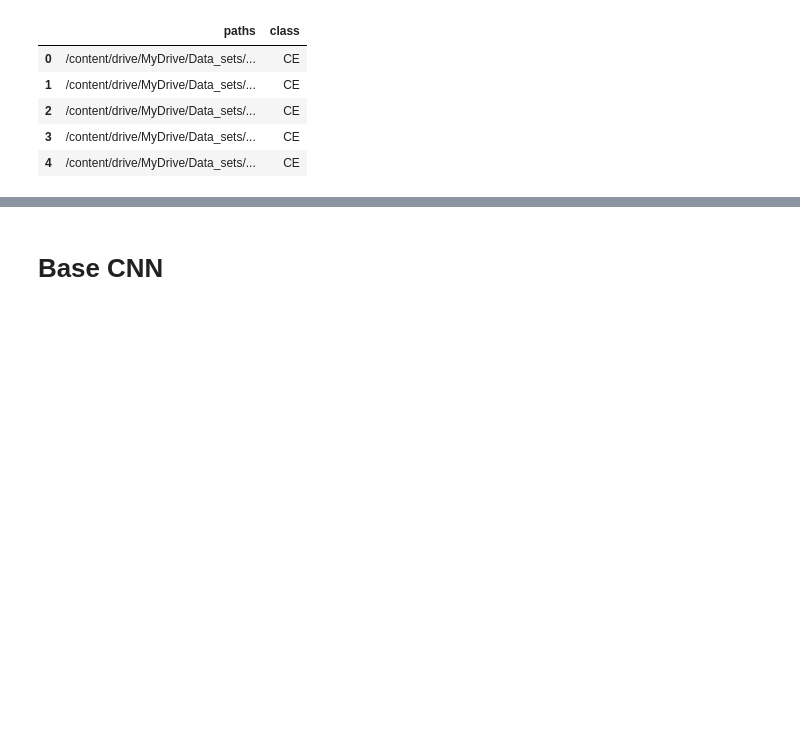
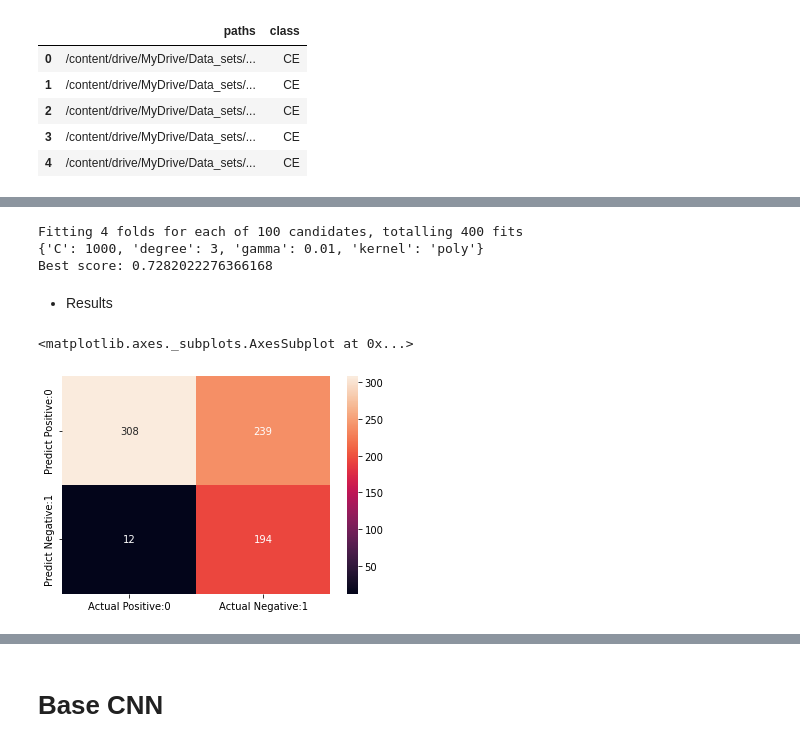
Before and after one commit to EnriqueProjectsIA/Mayo-Clinic---STRIP-AI, a Jupyter notebook: Mayo_clinic_exploration+CNN.ipynb, the cells around one changed output, grey strips where cells are left out. Drawn from its saved outputs; the diff is of its cells as text; code cells hidden in the pictures; blank space fills up the shorter version.

```diff
--- a/Mayo_clinic_exploration+CNN.ipynb
+++ b/Mayo_clinic_exploration+CNN.ipynb
@@ -365,0 +487,29 @@ for n, row in tqdm(df.iterrows()):
+# %%
+X_train, X_test, y_train, y_test = train_test_split(pcaFeat, Y,stratify=Y, test_size=0.1)
+# %%
+scaler = StandardScaler()
+X_train = scaler.fit_transform(X_train)
+X_test = scaler.transform(X_test)
+# %%
+kfold=KFold(n_splits=4, shuffle=True, random_state=0)
+# %%
+svc=SVC()
+parameters = [ {'C':[1, 10, 100, 1000], 'kernel':['linear']},
+               {'C':[1, 10, 100, 1000], 'kernel':['rbf'], 'gamma':[0.1, 0.2, 0.3, 0.4, 0.5, 0.6, 0.7, 0.8, 0.9]},
+               {'C':[1, 10, 100, 1000], 'kernel':['poly'], 'degree': [2,3,4] ,'gamma':[0.01,0.02,0.03,0.04,0.05]}
+              ]
+gridSearch = GridSearchCV(estimator = svc,
+                          param_grid = parameters,
+                          scoring = 'accuracy',
+                          cv = kfold,
+                          n_jobs=-1,
+                          verbose=10)
+paramsGrid = gridSearch.fit(X_train, y_train)
+print(paramsGrid.best_params_)
+print(f'Best score: {paramsGrid.best_score_}')
+# %% [output]
+Fitting 4 folds for each of 100 candidates, totalling 400 fits
+{'C': 1000, 'degree': 3, 'gamma': 0.01, 'kernel': 'poly'}
+Best score: 0.7282022276366168
+# %% [markdown]
+* Results
@@ -365,0 +519,12 @@ for n, row in tqdm(df.iterrows()):
+# %%
+svc = SVC(**paramsGrid.best_params_)
+svc.fit(X_train,y_train)
+y_pred = svc.predict(pcaFeat)
+cm = confusion_matrix(Y, y_pred)
+cm_matrix = pd.DataFrame(data=cm, columns=['Actual Positive:1', 'Actual Negative:1'],
+                                 index=['Predict Positive:0', 'Predict Negative:1'])
+
+sns.heatmap(cm_matrix, annot=True, fmt='d')
+# %% [output]
+<matplotlib.axes._subplots.AxesSubplot at 0x...>
+[figure, added]
```
Also changed, not shown: parts of 33 cells of this notebook.
